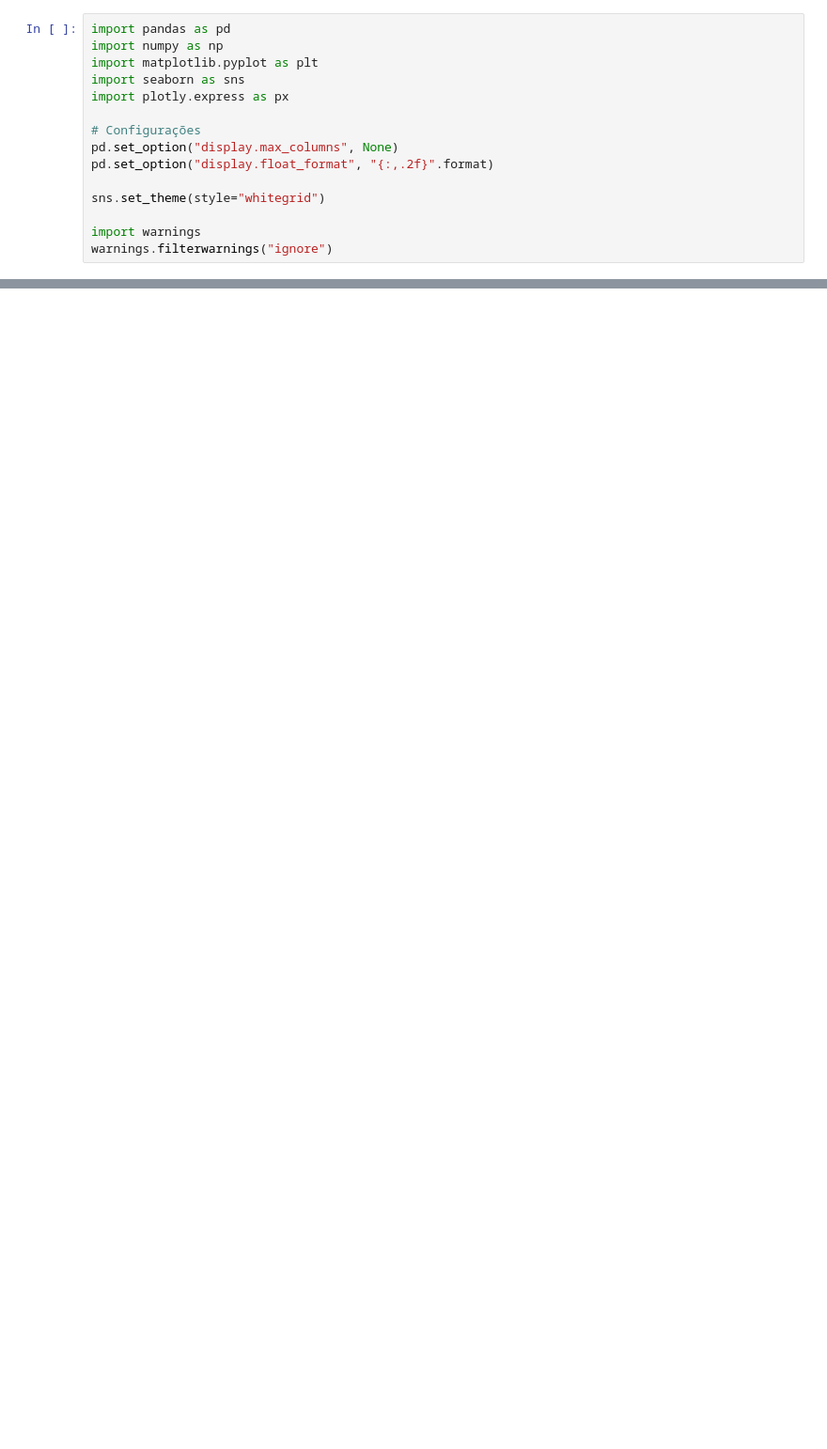
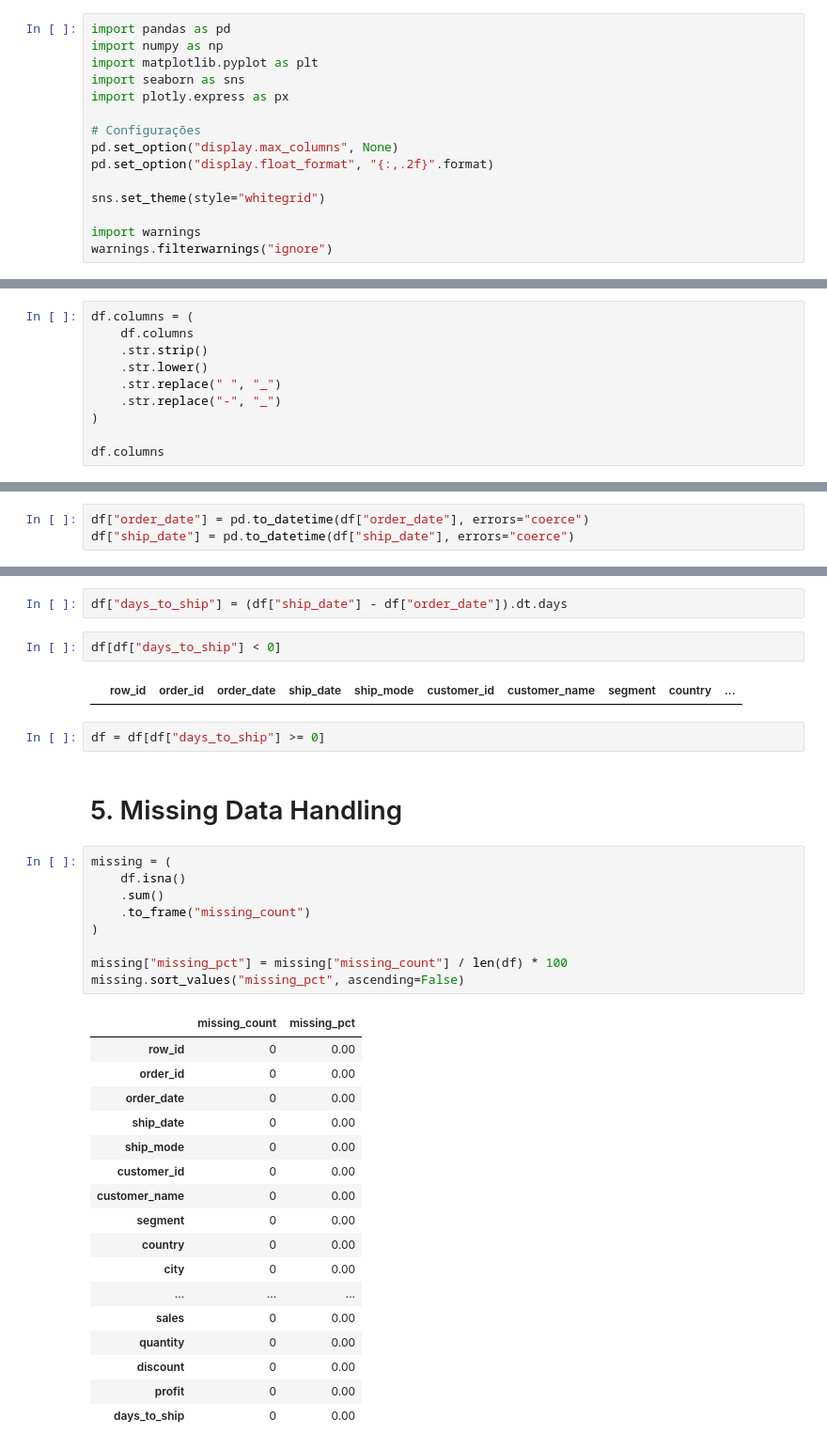
Before and after one commit to soneca3101/superstore-business-eda, a Jupyter notebook: superstore-business-eda/notebooks/business_eda_superstore.ipynb, the cells around one changed output, grey strips where cells are left out. Shown at 94% size. Drawn from its saved outputs; the diff is of its cells as text; blank space fills up the shorter version.

```diff
--- a/superstore-business-eda/notebooks/business_eda_superstore.ipynb
+++ b/superstore-business-eda/notebooks/business_eda_superstore.ipynb
@@ -45,0 +111,10 @@ df.duplicated().sum()
+# %%
+df.columns = (
+    df.columns
+    .str.strip()
+    .str.lower()
+    .str.replace(" ", "_")
+    .str.replace("-", "_")
+)
+
+df.columns
@@ -45,0 +129,3 @@ df.duplicated().sum()
+# %%
+df["order_date"] = pd.to_datetime(df["order_date"], errors="coerce")
+df["ship_date"] = pd.to_datetime(df["ship_date"], errors="coerce")
@@ -45,0 +138,37 @@ df.duplicated().sum()
+# %%
+df["days_to_ship"] = (df["ship_date"] - df["order_date"]).dt.days
+# %%
+df[df["days_to_ship"] < 0]
+# %% [output]
+|  | row_id | order_id | order_date | ship_date | ship_mode | customer_id | customer_name | segment | country | ... |
+# %%
+df = df[df["days_to_ship"] >= 0]
+# %% [markdown]
+# 5. Missing Data Handling
+# %%
+missing = (
+    df.isna()
+    .sum()
+    .to_frame("missing_count")
+)
+
+missing["missing_pct"] = missing["missing_count"] / len(df) * 100
+missing.sort_values("missing_pct", ascending=False)
+# %% [output]
+|  | missing_count | missing_pct |
+| row_id | 0 | 0.00 |
+| order_id | 0 | 0.00 |
+| order_date | 0 | 0.00 |
+| ship_date | 0 | 0.00 |
+| ship_mode | 0 | 0.00 |
+| customer_id | 0 | 0.00 |
+| customer_name | 0 | 0.00 |
+| segment | 0 | 0.00 |
+| country | 0 | 0.00 |
+| city | 0 | 0.00 |
+| ... | ... | ... |
+| sales | 0 | 0.00 |
+| quantity | 0 | 0.00 |
+| discount | 0 | 0.00 |
+| profit | 0 | 0.00 |
+| days_to_ship | 0 | 0.00 |
```
Also changed, not shown: parts of 25 cells of this notebook.
